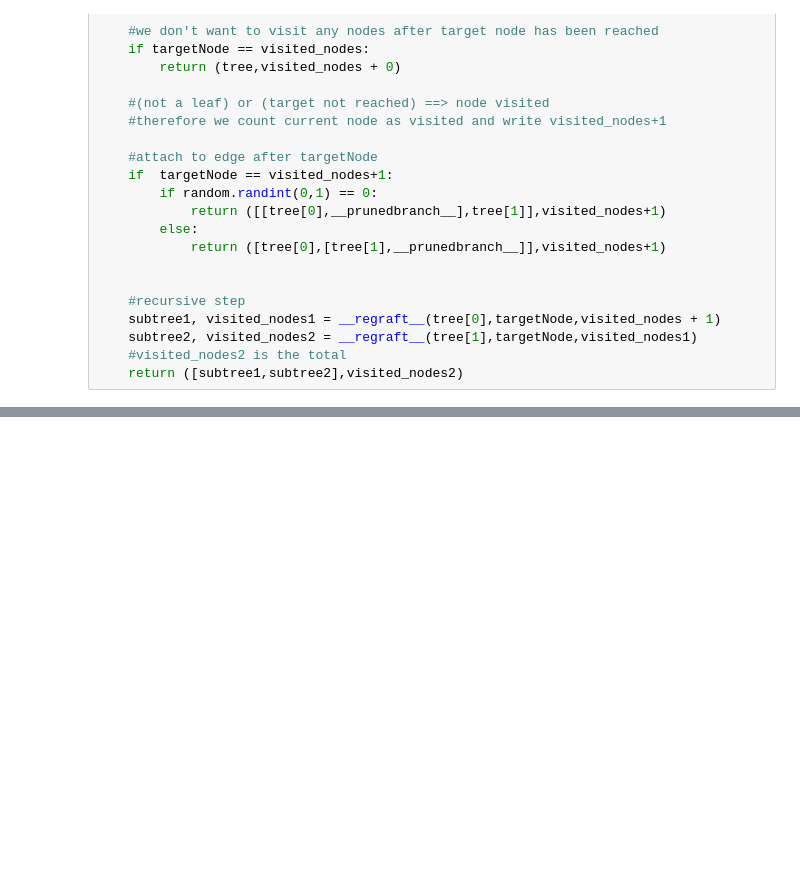
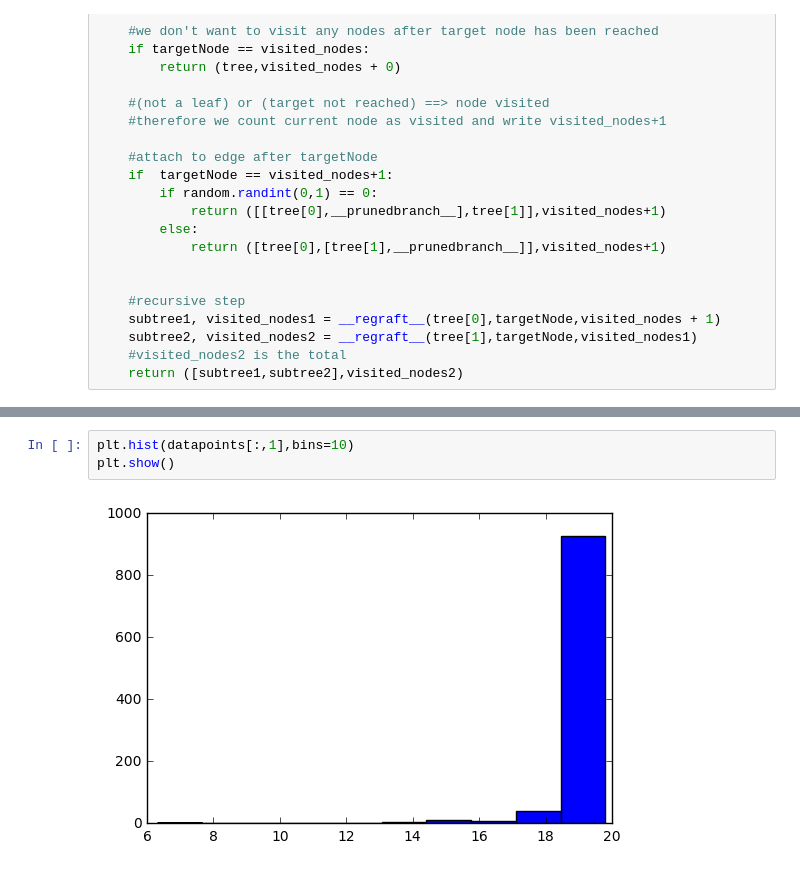
Before and after one commit to alejandro-mc/trees, a Jupyter notebook: Rand_Trees.ipynb, the cells around one changed output, grey strips where cells are left out. Cells and saved outputs as stored; diff of their text form; blank space fills up the shorter version.

```diff
--- a/Rand_Trees.ipynb
+++ b/Rand_Trees.ipynb
@@ -299,0 +317,5 @@ print(__prunedbranch__)
+# %%
+plt.hist(datapoints[:,1],bins=10)
+plt.show()
+# %% [output]
+[figure, added]
```
Also changed, not shown: parts of 9 cells of this notebook.
